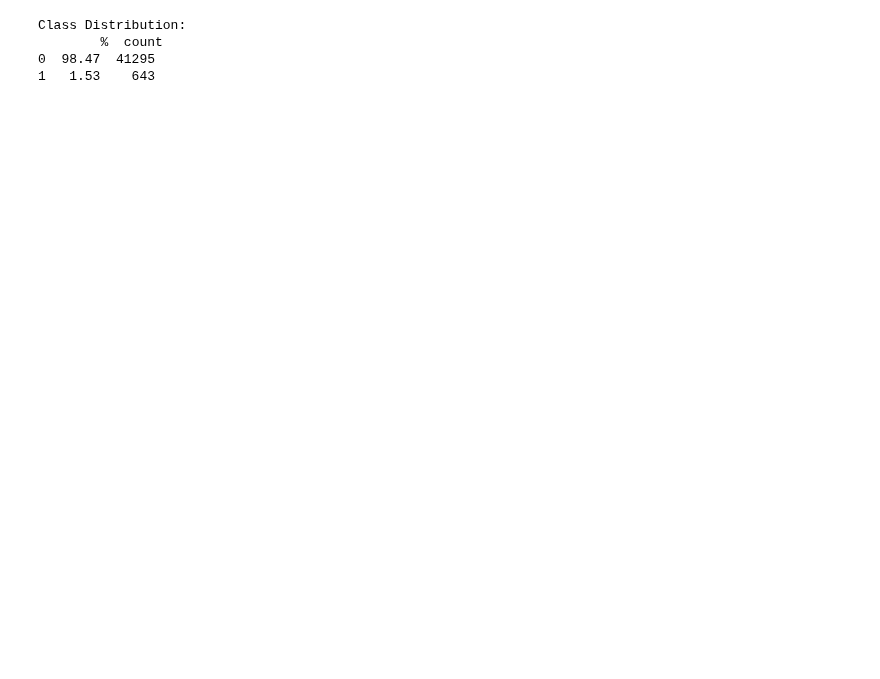
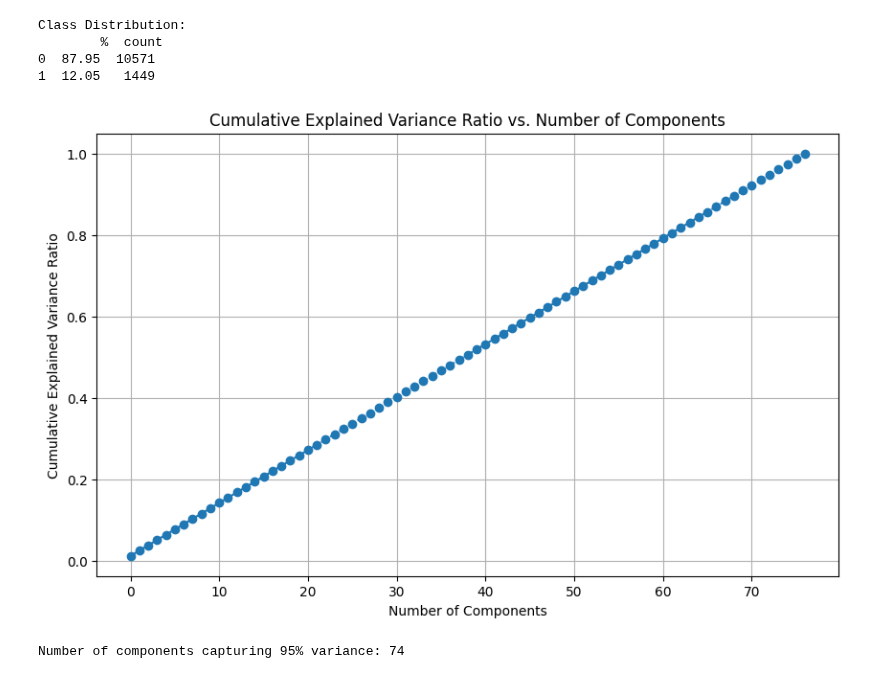
Before and after one commit to murtazaa-hussainn/CSE-602-Machine-Learning-I, a Jupyter notebook: Semester Project/Untitled-1.ipynb, the cells around one changed output. Drawn from its saved outputs; the diff is of its cells as text; code cells hidden in the pictures; blank space fills up the shorter version.

Commit message:
Added BiddingData Files

```diff
--- a/Semester Project/Untitled-1.ipynb
+++ b/Semester Project/Untitled-1.ipynb
@@ -16,11 +16,11 @@ def data_summary(df, target=None):
                          { "%": class1, "count": a[1]}])
     print("\nClass Distribution:\n", meta, "\n")
 
-data_summary(df,'stroke')
+data_summary(df,'convert')
 # %% [output]
 Class Distribution:
         %  count
-0  98.47  41295
-1   1.53    643
+0  87.95  10571
+1  12.05   1449
 # %%
 from imblearn.under_sampling import RandomUnderSampler
@@ -36,0 +37,38 @@ df_resampled.to_csv("./Source.StrokeData3.csv", index=False)
+# %%
+import numpy as np
+import matplotlib.pyplot as plt
+from sklearn.decomposition import PCA
+from sklearn.preprocessing import StandardScaler
+import pandas as pd
+
+
+df = pd.read_csv("./Source.BiddingData2.csv")
+
+# Separate features and target
+X = df.drop(columns=['convert'])  # Replace 'target_column' with the name of your target column
+y = df['convert']
+
+# Standardize the features
+scaler = StandardScaler()
+X_scaled = scaler.fit_transform(X)
+
+# Fit PCA to the standardized data
+pca = PCA()
+pca.fit(X_scaled)
+
+# Plot the cumulative explained variance ratio
+plt.figure(figsize=(10, 6))
+plt.plot(np.cumsum(pca.explained_variance_ratio_), marker='o', linestyle='--')
+plt.xlabel('Number of Components')
+plt.ylabel('Cumulative Explained Variance Ratio')
+plt.title('Cumulative Explained Variance Ratio vs. Number of Components')
+plt.grid(True)
+plt.show()
+
+# Determine the number of components capturing 95% of the variance
+cumulative_variance_ratio = np.cumsum(pca.explained_variance_ratio_)
+n_components = np.argmax(cumulative_variance_ratio >= 0.95) + 1
+print("Number of components capturing 95% variance:", n_components)
+# %% [output]
+[figure, added]
+Number of components capturing 95% variance: 74
```
Also changed, not shown: parts of 4 cells of this notebook, 10 other files.
